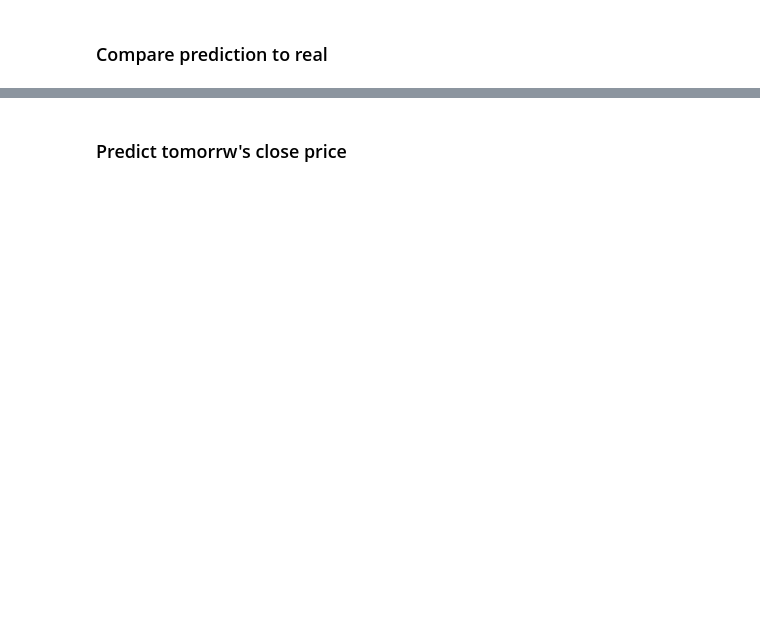
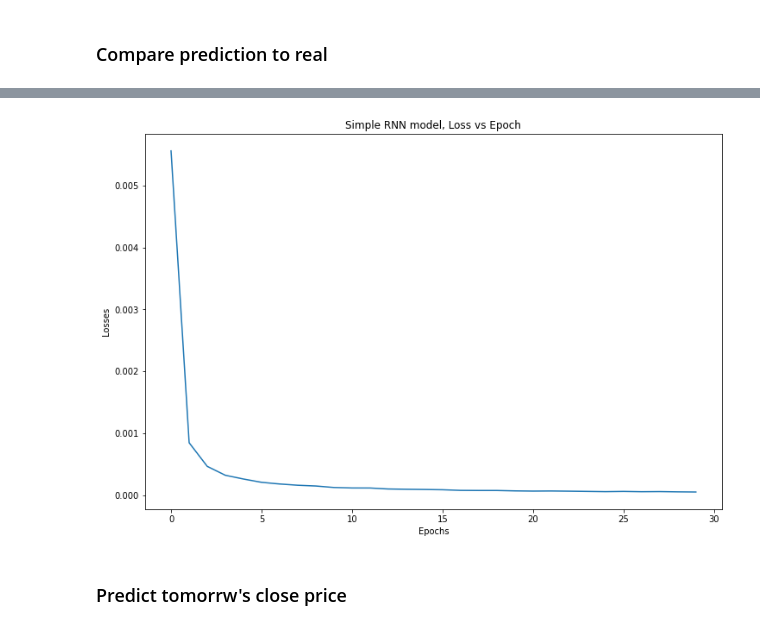
Before and after one commit to Rsych/Finance-Portfolio-Maker, a Jupyter notebook: Stock price predictor with RNN.ipynb, the cells around one changed output, grey strips where cells are left out. Drawn from its saved outputs; the diff is of its cells as text; code cells hidden in the pictures; blank space fills up the shorter version.

```diff
--- a/Stock price predictor with RNN.ipynb
+++ b/Stock price predictor with RNN.ipynb
@@ -23,23 +23,28 @@ A common LSTM unit is composed of a cell, an input gate, an output gate and a fo
 
 ### data cleansing
 # %%
-from pandas_datareader import data as pdr
 import pandas as pd
 import yfinance as yf
+import numpy as np
+import matplotlib.pyplot as plt
+# To prevent TF complier error
+import os
+os.environ['TF_CPP_MIN_LOG_LEVEL'] = '2'
+# Model
 import tensorflow as tf
-from tensorflow import keras
-from tensorflow.keras import layers
-import numpy as np
-yf.pdr_override()
-import matplotlib.pyplot as plt
+from keras.layers import Dense, SimpleRNN, Dropout, Bidirectional, Activation
+from keras.models import Sequential
 
 
-def get_tickers(tickers, date_from):
-    x = pdr.get_data_yahoo(tickers, start=date_from)
-    df = pd.DataFrame(x[['Open', 'High', 'Low', 'Volume', 'Adj Close']])
+
+def get_tickers(ticker):
+    data = yf.Ticker(ticker)
+    x = data.history(period='max', auto_adjust=True)
+#     x = pdr.get_data_yahoo(tickers, start=date_from)
+    df = pd.DataFrame(x[['Open', 'High', 'Low', 'Volume', 'Close']])
     df.fillna(method='bfill', inplace=True)
     df.fillna(method='ffill', inplace=True)
-    df.rename(columns={'Adj Close' : 'Close'}, inplace=True)
+    df.rename(columns={'Close' : 'Close'}, inplace=True)
     return df
 
 def Normalizer(data):
@@ -211,3 +234,13 @@ plt.show()
+# %%
+# plot loss vs epochs
+plt.figure(figsize=(12,8))
+plt.plot(history.history['loss'])
+plt.xlabel('Epochs')
+plt.ylabel('Losses')
+plt.title('Simple RNN model, Loss vs Epoch')
+plt.show()
+# %% [output]
+[figure, added]
 # %% [markdown]
 ### Predict tomorrw's close price
 # %%
```
Also changed, not shown: parts of 10 cells of this notebook, 1 other file.
